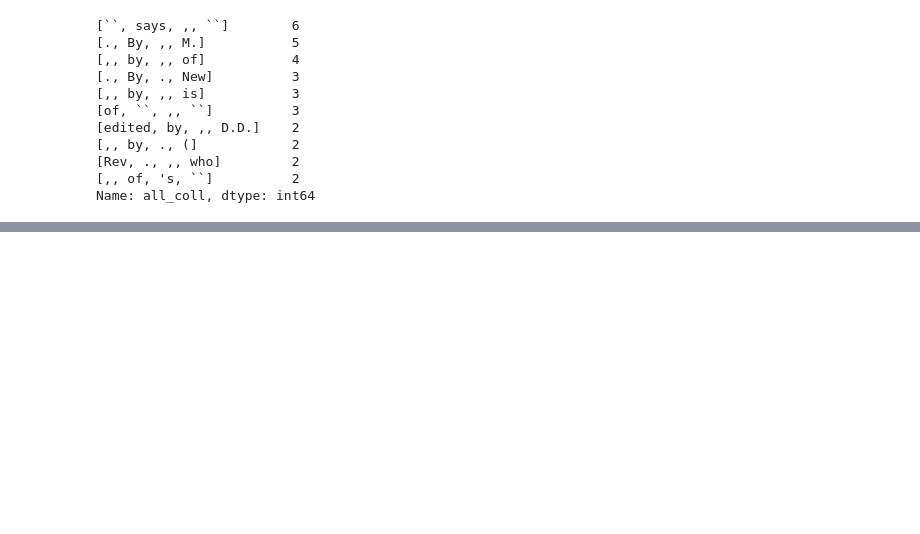
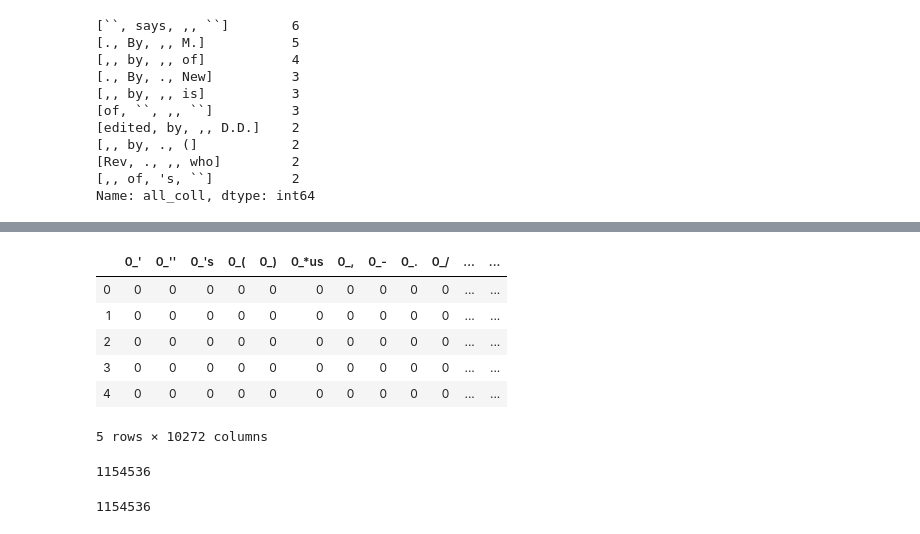
Before and after one commit to mjlavin80/aps_review_classification, a Jupyter notebook: jupyter_notebooks/author_collocations2.ipynb, the cells around one changed output, grey strips where cells are left out. Saved outputs shown, nothing was run; the diff lists cells and outputs as text; code cells hidden in the pictures; blank space fills up the shorter version.

```diff
--- a/jupyter_notebooks/author_collocations2.ipynb
+++ b/jupyter_notebooks/author_collocations2.ipynb
@@ -221,0 +271,15 @@ Name: all_coll, dtype: int64
+# %%
+def getColl(ReviewObj):
+    features = []
+    targets = []
+    toks = ["^","^"] + ["●" if "●" in x else x for x in ReviewObj.coll_toks_all] + ["$","$"]
+    for e, tok in enumerate(toks):
+        if e <= len(ex)-5:
+            coll = ex[e:e+5]
+            if coll[2]=="●":
+                features.append(coll[:2] + coll[3:])
+                targets.append(1)
+            else:
+                features.append(coll[:2] + coll[3:])
+                targets.append(0)
+    return features, targets
@@ -221,0 +288,7 @@ Name: all_coll, dtype: int64
+# %%
+features = []
+targets = []
+for rev in review_list:
+    x, y = getColl(rev)
+    features.extend(x)
+    targets.extend(y)
@@ -221,0 +313,2 @@ Name: all_coll, dtype: int64
+# %%
+feature_df = pd.DataFrame(features)
@@ -221,0 +324,18 @@ Name: all_coll, dtype: int64
+# %%
+# this takes so long to load
+# just a warning
+feature_df = pd.get_dummies(feature_df, drop_first=True)
+# %%
+feature_df.head()
+# %% [output]
+|  | 0_' | 0_'' | 0_'s | 0_( | 0_) | 0_*us | 0_, | 0_- | 0_. | 0_/ | ... | ... |
+| 0 | 0 | 0 | 0 | 0 | 0 | 0 | 0 | 0 | 0 | 0 | ... | ... |
+| 1 | 0 | 0 | 0 | 0 | 0 | 0 | 0 | 0 | 0 | 0 | ... | ... |
+| 2 | 0 | 0 | 0 | 0 | 0 | 0 | 0 | 0 | 0 | 0 | ... | ... |
+| 3 | 0 | 0 | 0 | 0 | 0 | 0 | 0 | 0 | 0 | 0 | ... | ... |
+| 4 | 0 | 0 | 0 | 0 | 0 | 0 | 0 | 0 | 0 | 0 | ... | ... |
+5 rows × 10272 columns
+# %%
+len(feature_df)
+# %% [output]
+1154536
@@ -221,0 +344,4 @@ Name: all_coll, dtype: int64
+# %%
+len(target_df)
+# %% [output]
+1154536
```
Also changed, not shown: parts of 18 cells of this notebook.
